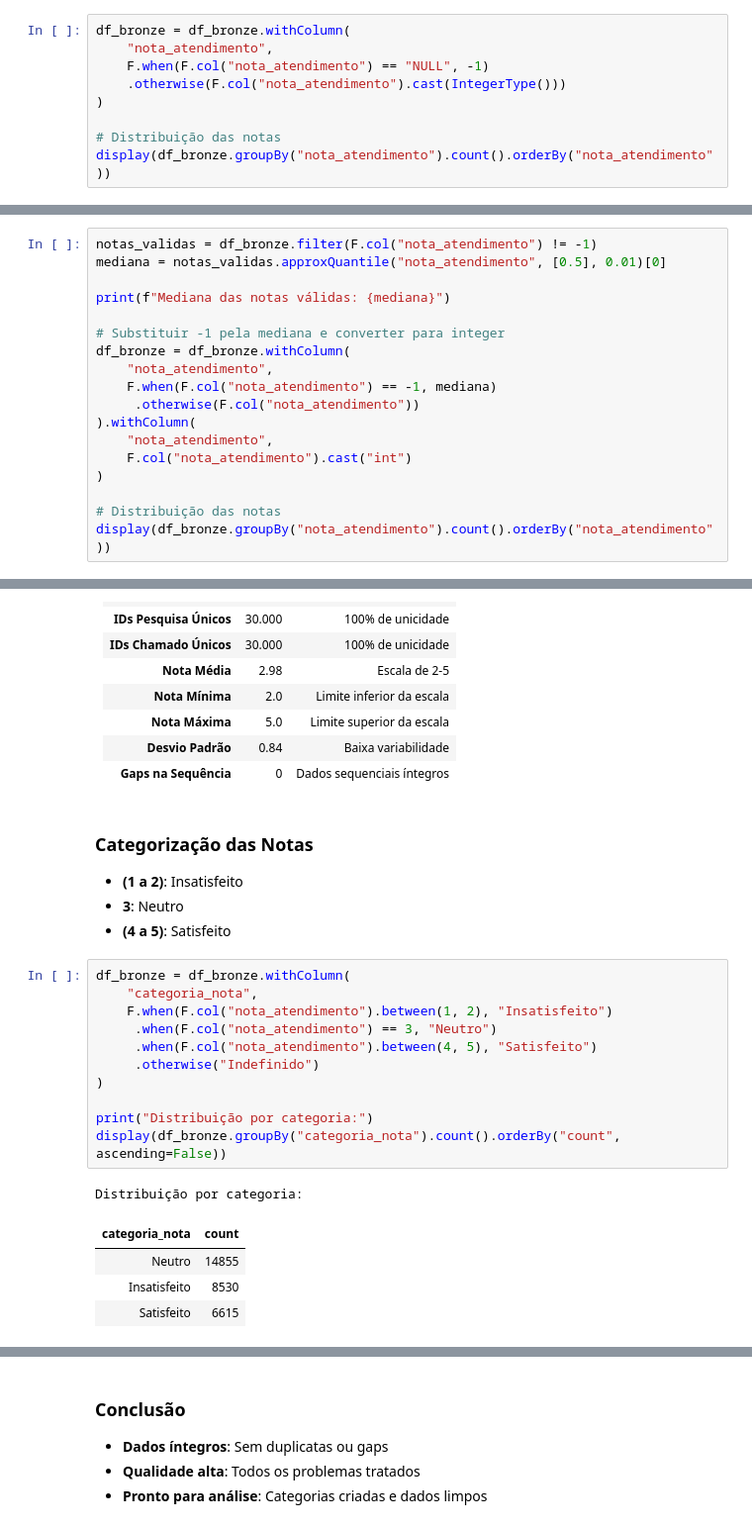
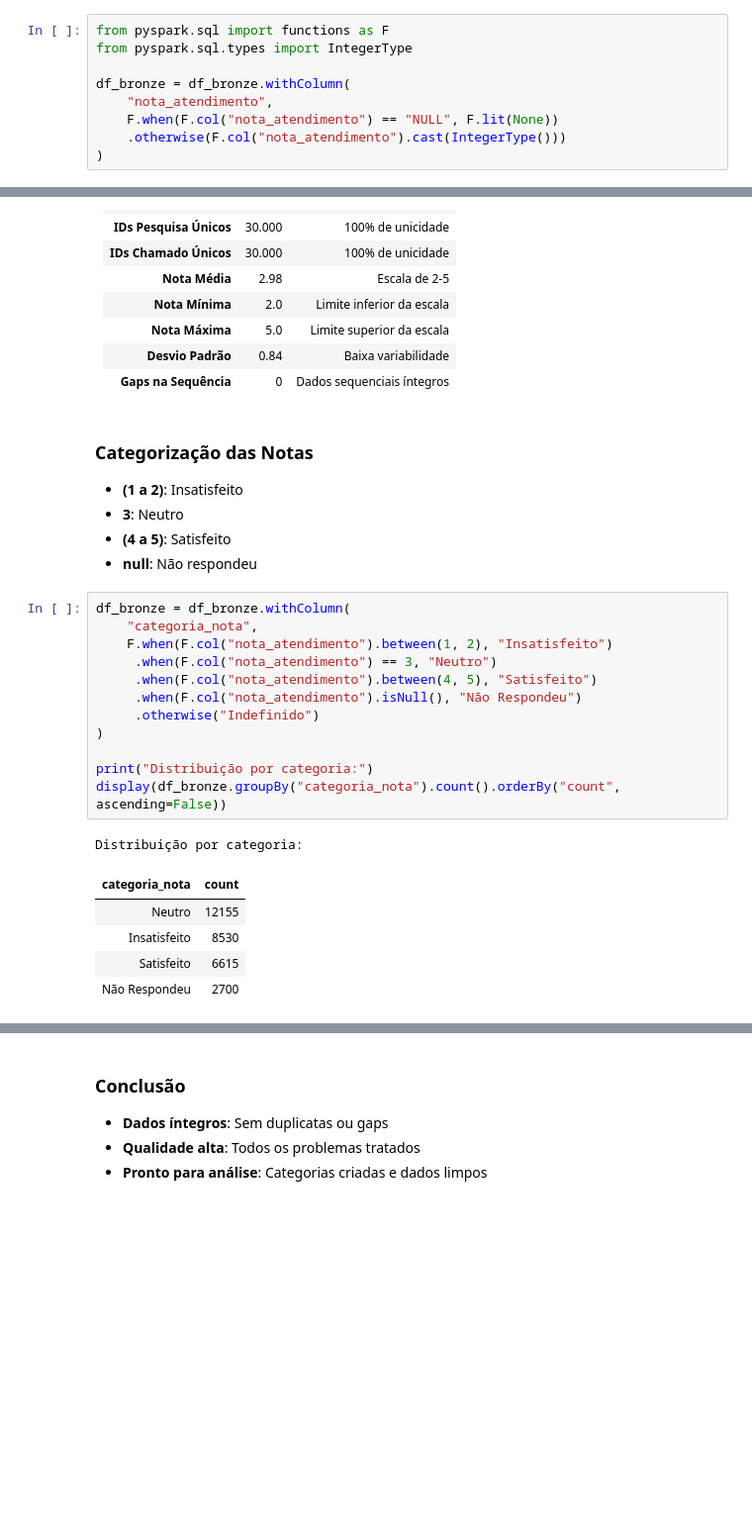
Before and after one commit to OcimarSchroederJR/RocketLab_VCredit_Case, a Jupyter notebook: notebooks/2_silver/transformacao_silver_pesquisa.ipynb, the cells around one changed output, grey strips where cells are left out. Shown at 99% size. Drawn from its saved outputs; the diff is of its cells as text; blank space fills up the shorter version.

```diff
--- a/notebooks/2_silver/transformacao_silver_pesquisa.ipynb
+++ b/notebooks/2_silver/transformacao_silver_pesquisa.ipynb
@@ -107,11 +107,11 @@ display(df_bronze.limit(10))
 # %% [markdown]
 #### 2. Conversão de Tipo de Dados
 # %%
+from pyspark.sql import functions as F
+from pyspark.sql.types import IntegerType
+
 df_bronze = df_bronze.withColumn(
     "nota_atendimento",
-    F.when(F.col("nota_atendimento") == "NULL", -1)
+    F.when(F.col("nota_atendimento") == "NULL", F.lit(None))
     .otherwise(F.col("nota_atendimento").cast(IntegerType()))
 )
-
-# Distribuição das notas
-display(df_bronze.groupBy("nota_atendimento").count().orderBy("nota_atendimento"))
@@ -132,18 +117,0 @@ Estratégia: Substituição pela mediana
-# %%
-notas_validas = df_bronze.filter(F.col("nota_atendimento") != -1)
-mediana = notas_validas.approxQuantile("nota_atendimento", [0.5], 0.01)[0]
-
-print(f"Mediana das notas válidas: {mediana}")
-
-# Substituir -1 pela mediana e converter para integer
-df_bronze = df_bronze.withColumn(
-    "nota_atendimento",
-    F.when(F.col("nota_atendimento") == -1, mediana)
-     .otherwise(F.col("nota_atendimento"))
-).withColumn(
-    "nota_atendimento",
-    F.col("nota_atendimento").cast("int")
-)
-
-# Distribuição das notas
-display(df_bronze.groupBy("nota_atendimento").count().orderBy("nota_atendimento"))
@@ -234,23 +215,26 @@ Gaps na sequência de IDs: 0
 - **(1 a 2)**: Insatisfeito
 - **3**: Neutro
 - **(4 a 5)**: Satisfeito
+- **null**: Não respondeu
 # %%
 df_bronze = df_bronze.withColumn(
     "categoria_nota",
     F.when(F.col("nota_atendimento").between(1, 2), "Insatisfeito")
      .when(F.col("nota_atendimento") == 3, "Neutro")
      .when(F.col("nota_atendimento").between(4, 5), "Satisfeito")
+     .when(F.col("nota_atendimento").isNull(), "Não Respondeu")
      .otherwise("Indefinido")
 )
 
 print("Distribuição por categoria:")
 display(df_bronze.groupBy("categoria_nota").count().orderBy("count", ascending=False))
 # %% [output]
 Distribuição por categoria:
 | categoria_nota | count |
-| Neutro | 14855 |
+| Neutro | 12155 |
 | Insatisfeito | 8530 |
 | Satisfeito | 6615 |
+| Não Respondeu | 2700 |
 # %%
 display(df_bronze.limit(10))
 df_bronze.printSchema()
```
Also changed, not shown: parts of 11 cells of this notebook.
